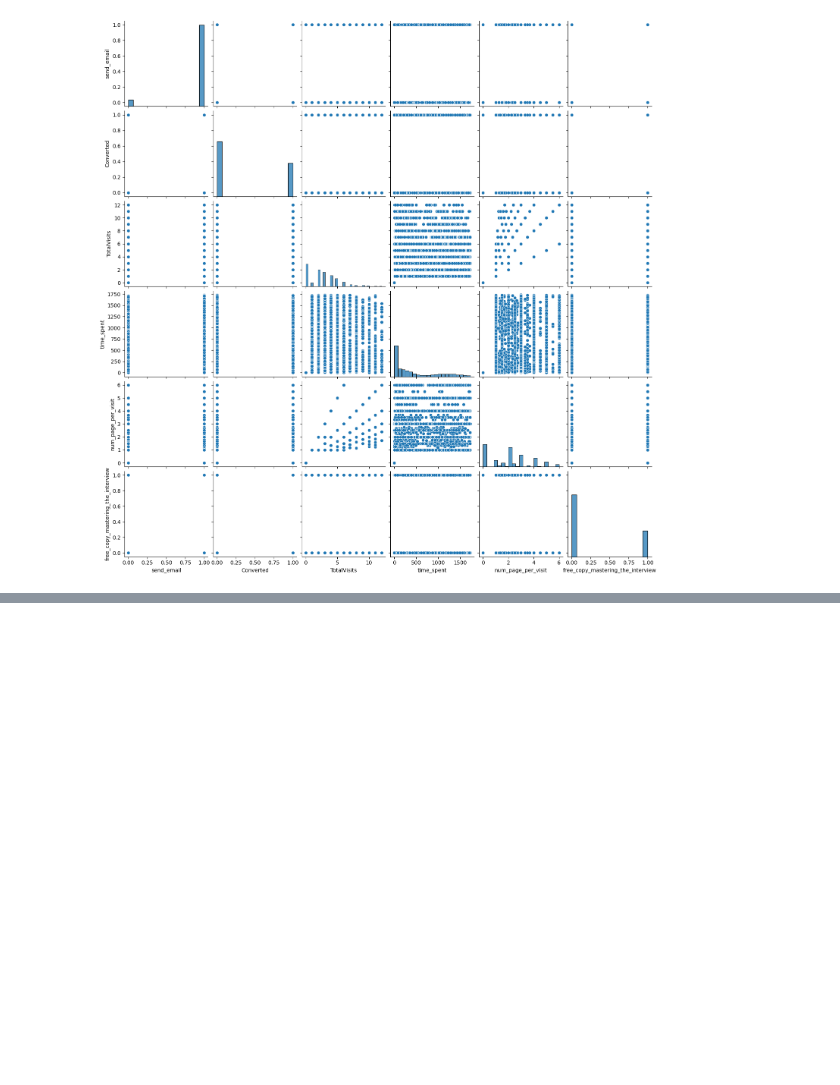
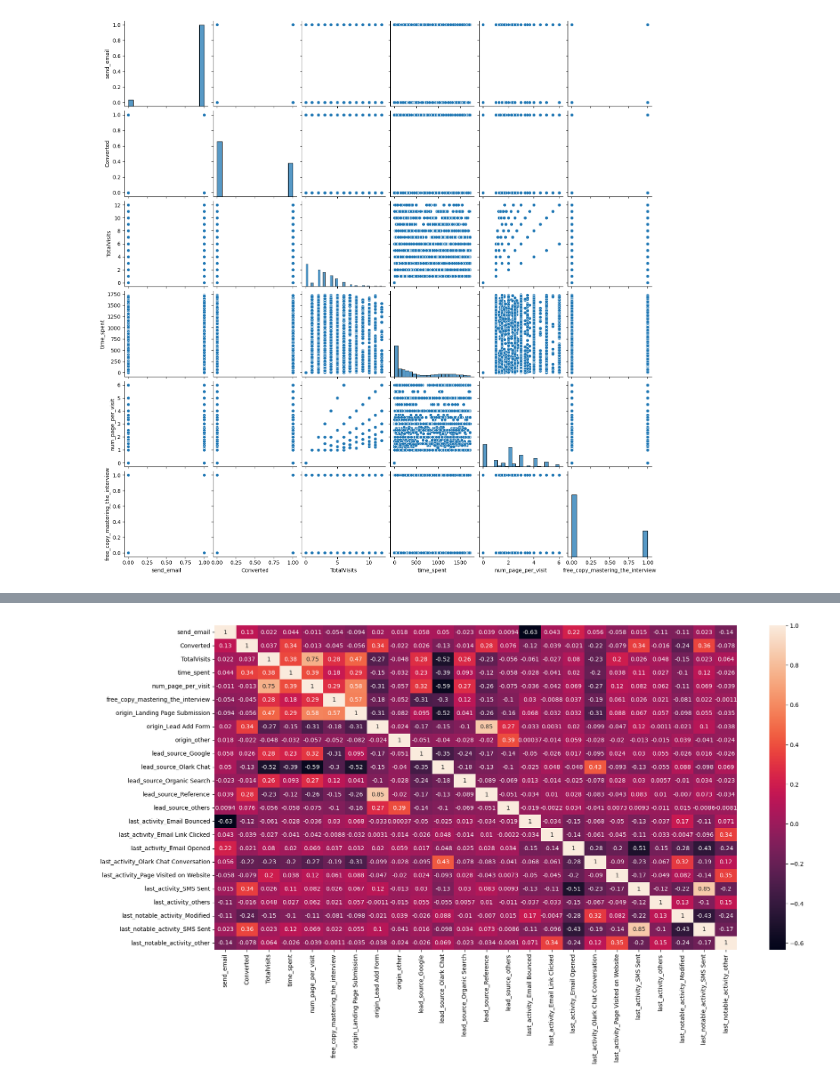
Before and after one commit to keshavRaj/LeadScoringCaseStudy, a Jupyter notebook: Lead Scoring Assignment/Lead+Case+Study.ipynb, the cells around one changed output, grey strips where cells are left out. Saved outputs shown, nothing was run; the diff lists cells and outputs as text; code cells hidden in the pictures; blank space fills up the shorter version.

```diff
--- a/Lead Scoring Assignment/Lead+Case+Study.ipynb
+++ b/Lead Scoring Assignment/Lead+Case+Study.ipynb
@@ -1801,0 +1808,7 @@ memory usage: 734.3+ KB
+# %%
+dummies_columns = ["origin",
+                  "lead_source",
+                  "last_activity",
+                  "last_notable_activity"]
+dummies = pd.get_dummies(lead_data[dummies_columns], drop_first = True, dtype = int)
+dummies.head()
@@ -1801,0 +1826,4 @@ memory usage: 734.3+ KB
+# %%
+# Add dummies to lead_data
+lead_data = pd.concat([lead_data, dummies], axis = 1)
+lead_data.shape
@@ -1801,0 +1841,4 @@ memory usage: 734.3+ KB
+# %%
+#drop the features for which we have created dummy variables
+lead_data.drop(columns = dummies_columns, inplace = True)
+lead_data.shape
@@ -1801,0 +1915,7 @@ memory usage: 734.3+ KB
+# %%
+# Let us check heatmap before proceeding forward
+plt.figure(figsize = (20,10))
+sns.heatmap(lead_data.corr(), annot = True)
+plt.show()
+# %% [output]
+[figure, added]
```
Also changed, not shown: parts of 28 cells of this notebook.
